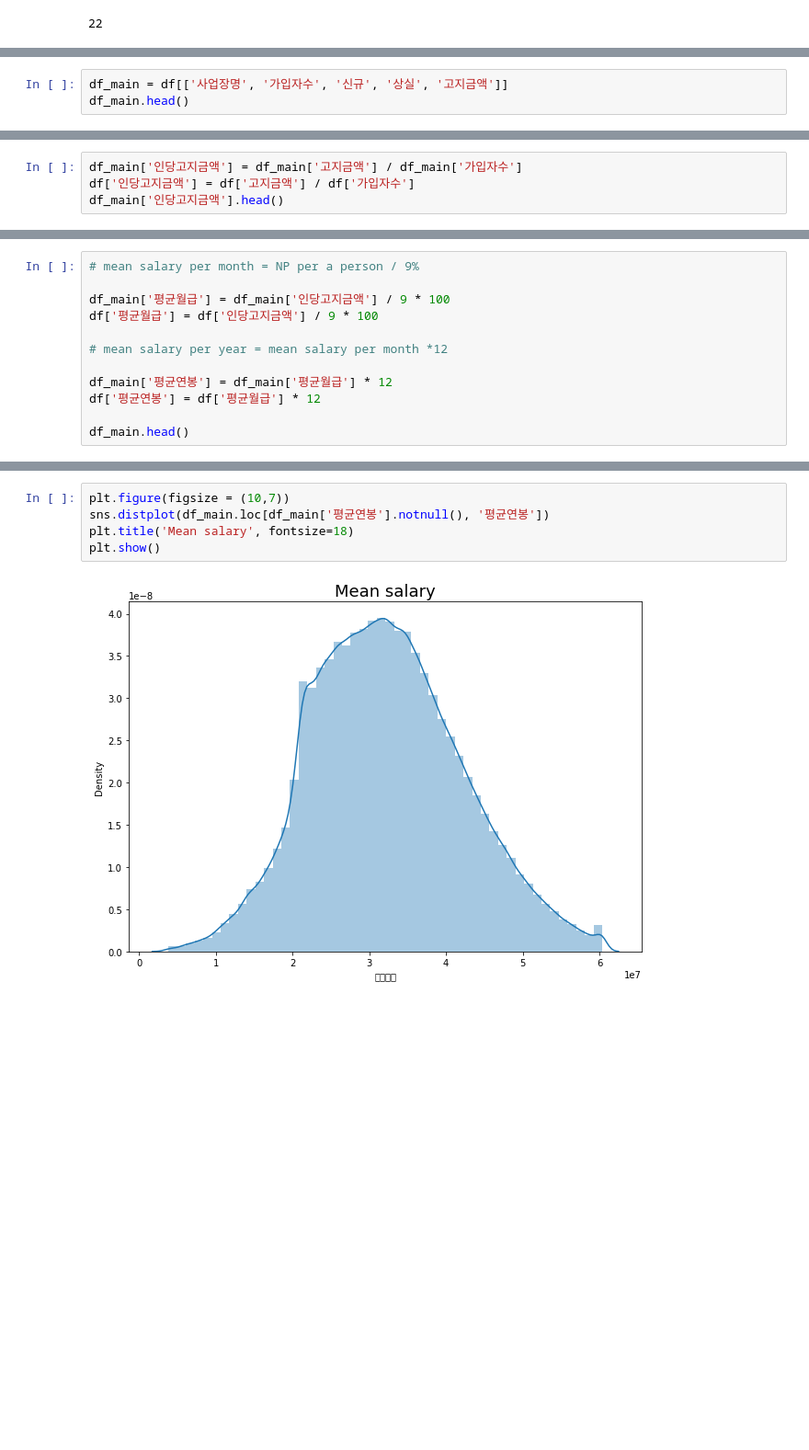
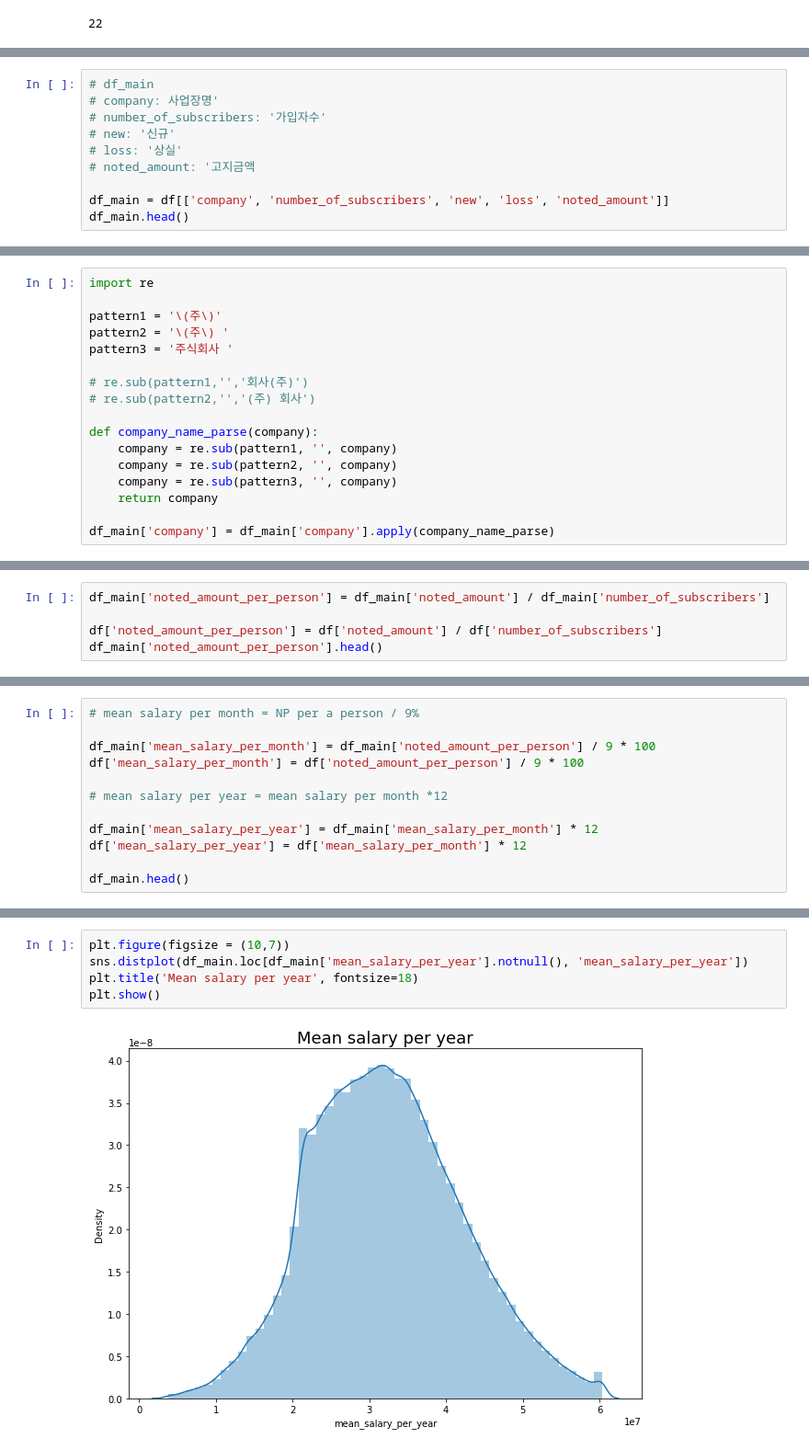
Before and after one commit to Joonh-K/salaryEstimate, a Jupyter notebook: salaryEstimate_NPdata.ipynb, the cells around one changed output, grey strips where cells are left out. Shown at 92% size. Drawn from its saved outputs; the diff is of its cells as text; blank space fills up the shorter version.

Commit message:
intro and how to use the data was explained by markdown jupyter company name parsed

```diff
--- a/salaryEstimate_NPdata.ipynb
+++ b/salaryEstimate_NPdata.ipynb
@@ -65,4 +72,11 @@ df.head()
 # %%
-df_main = df[['사업장명', '가입자수', '신규', '상실', '고지금액']]
+# df_main
+# company: 사업장명'
+# number_of_subscribers: '가입자수'
+# new: '신규'
+# loss: '상실'
+# noted_amount: '고지금액
+
+df_main = df[['company', 'number_of_subscribers', 'new', 'loss', 'noted_amount']]
 df_main.head()
 # %% [output]
@@ -75 +91,18 @@ df_main.head()
+# %%
+import re
+
+pattern1 = '\(주\)'
+pattern2 = '\(주\) '
+pattern3 = '주식회사 '
+
+# re.sub(pattern1,'','회사(주)')
+# re.sub(pattern2,'','(주) 회사')
+
+def company_name_parse(company):
+    company = re.sub(pattern1, '', company)
+    company = re.sub(pattern2, '', company)
+    company = re.sub(pattern3, '', company)
+    return company
+
+df_main['company'] = df_main['company'].apply(company_name_parse)
 # %%
@@ -89,9 +122,10 @@ df_main['고지금액'].mean()
 # %% [output]
 5680702.493152165
 # %%
-df_main['인당고지금액'] = df_main['고지금액'] / df_main['가입자수']
-df['인당고지금액'] = df['고지금액'] / df['가입자수']
-df_main['인당고지금액'].head()
+df_main['noted_amount_per_person'] = df_main['noted_amount'] / df_main['number_of_subscribers']
+
+df['noted_amount_per_person'] = df['noted_amount'] / df['number_of_subscribers']
+df_main['noted_amount_per_person'].head()
 # %% [output]
 0   158544.00
 1   254747.14
@@ -102,13 +140,13 @@ Name: 인당고지금액, dtype: float64
 # %%
 # mean salary per month = NP per a person / 9%
 
-df_main['평균월급'] = df_main['인당고지금액'] / 9 * 100
-df['평균월급'] = df['인당고지금액'] / 9 * 100
+df_main['mean_salary_per_month'] = df_main['noted_amount_per_person'] / 9 * 100
+df['mean_salary_per_month'] = df['noted_amount_per_person'] / 9 * 100
 
 # mean salary per year = mean salary per month *12
 
-df_main['평균연봉'] = df_main['평균월급'] * 12
-df['평균연봉'] = df['평균월급'] * 12
+df_main['mean_salary_per_year'] = df_main['mean_salary_per_month'] * 12
+df['mean_salary_per_year'] = df['mean_salary_per_month'] * 12
 
 df_main.head()
 # %% [output]
@@ -125,10 +163,10 @@ df_main['평균월급'].notnull().sum()
 495116
 # %%
 plt.figure(figsize = (10,7))
-sns.distplot(df_main.loc[df_main['평균연봉'].notnull(), '평균연봉'])
-plt.title('Mean salary', fontsize=18)
+sns.distplot(df_main.loc[df_main['mean_salary_per_year'].notnull(), 'mean_salary_per_year'])
+plt.title('Mean salary per year', fontsize=18)
 plt.show()
 # %% [output]
-[figure, old version]
+[figure, new version]
 # %%
 plt.figure(figsize=(10, 7))
```
Also changed, not shown: parts of 27 cells of this notebook.
